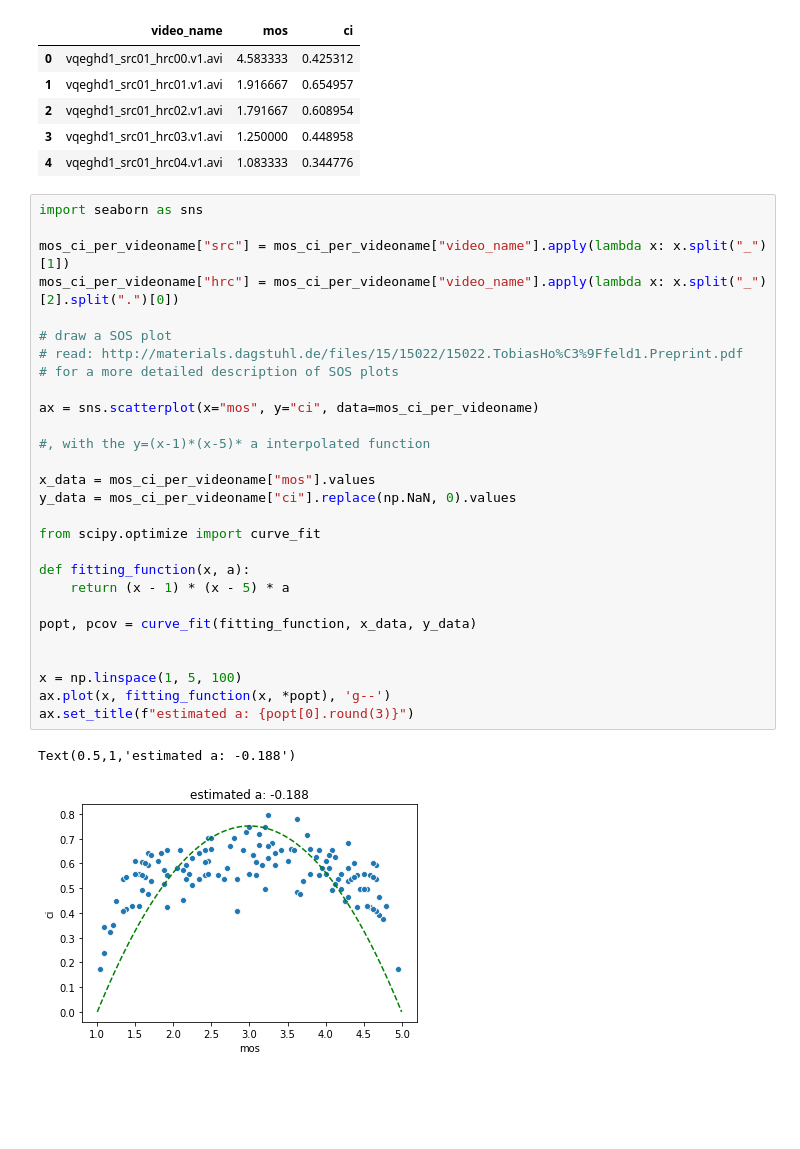
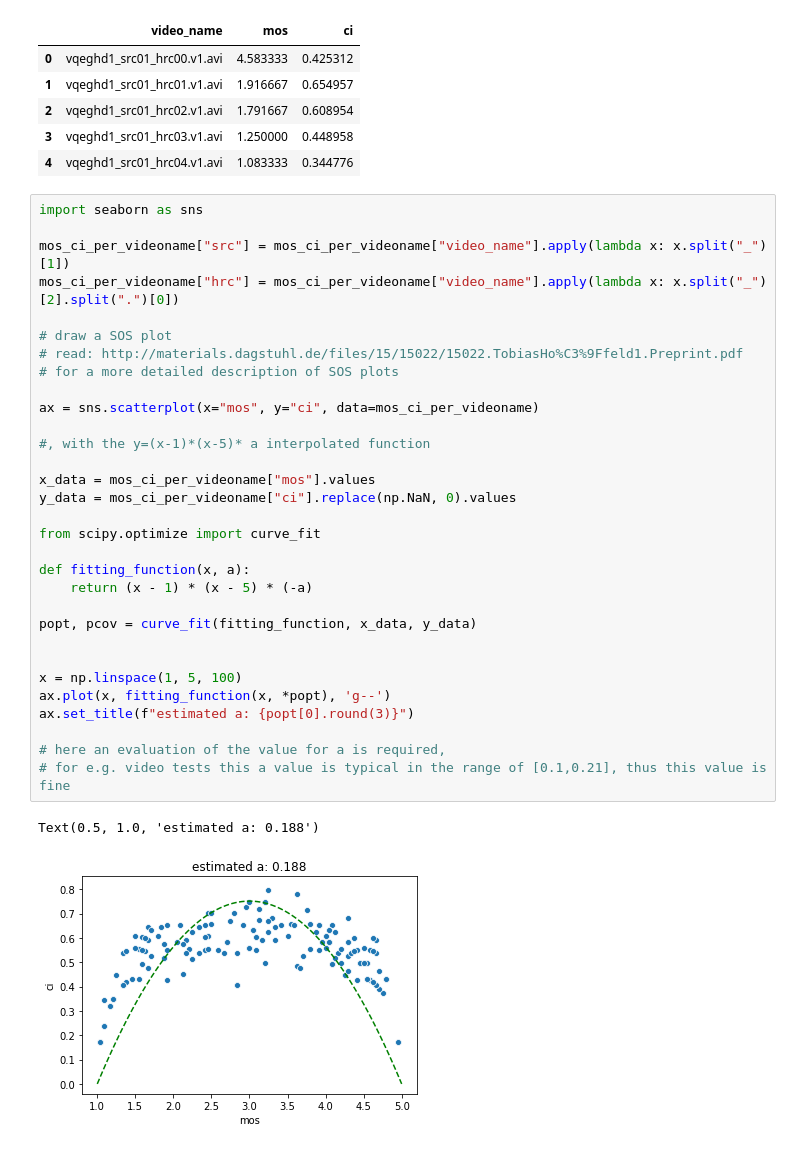
Before and after one commit to Telecommunication-Telemedia-Assessment/avrateNG, a Jupyter notebook: analysis/example_analysis.ipynb, the cells around one changed output. Cells and saved outputs as stored; diff of their text form; blank space fills up the shorter version.

Commit message:
update a value in SOS plot to a positive value

```diff
--- a/analysis/example_analysis.ipynb
+++ b/analysis/example_analysis.ipynb
@@ -140,34 +140,37 @@ d(mos_ci_per_videoname.head())
 # %%
 import seaborn as sns
 
 mos_ci_per_videoname["src"] = mos_ci_per_videoname["video_name"].apply(lambda x: x.split("_")[1])
 mos_ci_per_videoname["hrc"] = mos_ci_per_videoname["video_name"].apply(lambda x: x.split("_")[2].split(".")[0])
 
 # draw a SOS plot
 # read: http://materials.dagstuhl.de/files/15/15022/15022.TobiasHo%C3%9Ffeld1.Preprint.pdf
 # for a more detailed description of SOS plots
 
 ax = sns.scatterplot(x="mos", y="ci", data=mos_ci_per_videoname)
 
 #, with the y=(x-1)*(x-5)* a interpolated function
 
 x_data = mos_ci_per_videoname["mos"].values
 y_data = mos_ci_per_videoname["ci"].replace(np.NaN, 0).values
 
 from scipy.optimize import curve_fit
 
 def fitting_function(x, a):
-    return (x - 1) * (x - 5) * a
+    return (x - 1) * (x - 5) * (-a)
 
 popt, pcov = curve_fit(fitting_function, x_data, y_data)
 
 
 x = np.linspace(1, 5, 100)
 ax.plot(x, fitting_function(x, *popt), 'g--')
 ax.set_title(f"estimated a: {popt[0].round(3)}")
+
+# here an evaluation of the value for a is required,
+# for e.g. video tests this a value is typical in the range of [0.1,0.21], thus this value is fine
 # %% [output]
-Text(0.5,1,'estimated a: -0.188')
+Text(0.5, 1.0, 'estimated a: 0.188')
-[figure, old version]
+[figure, new version]
 # %%
 # a boxplot per SRC
 sns.boxplot(x="mos", y="src", data=mos_ci_per_videoname)
```
Also changed, not shown: parts of 3 cells of this notebook.
